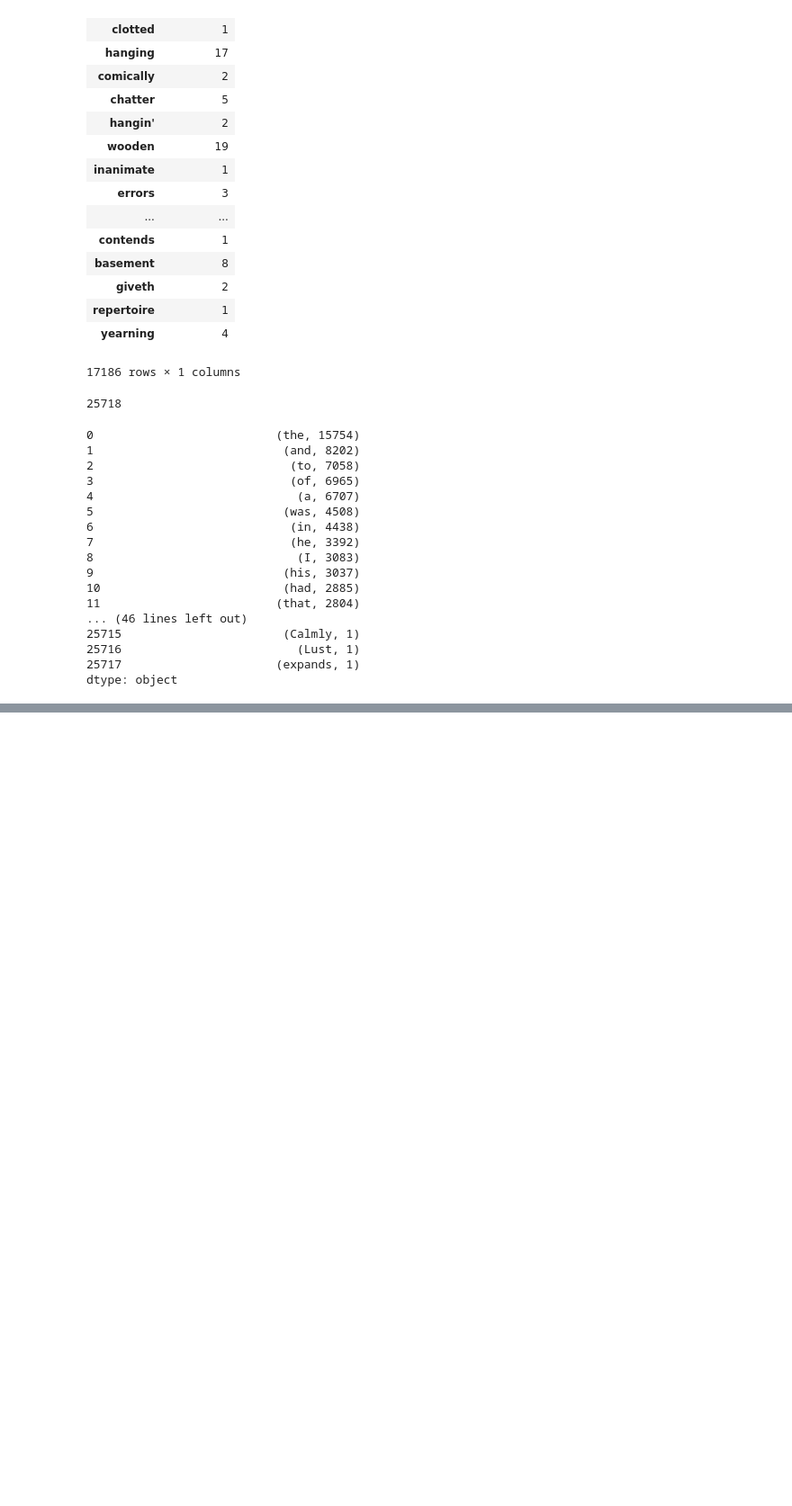
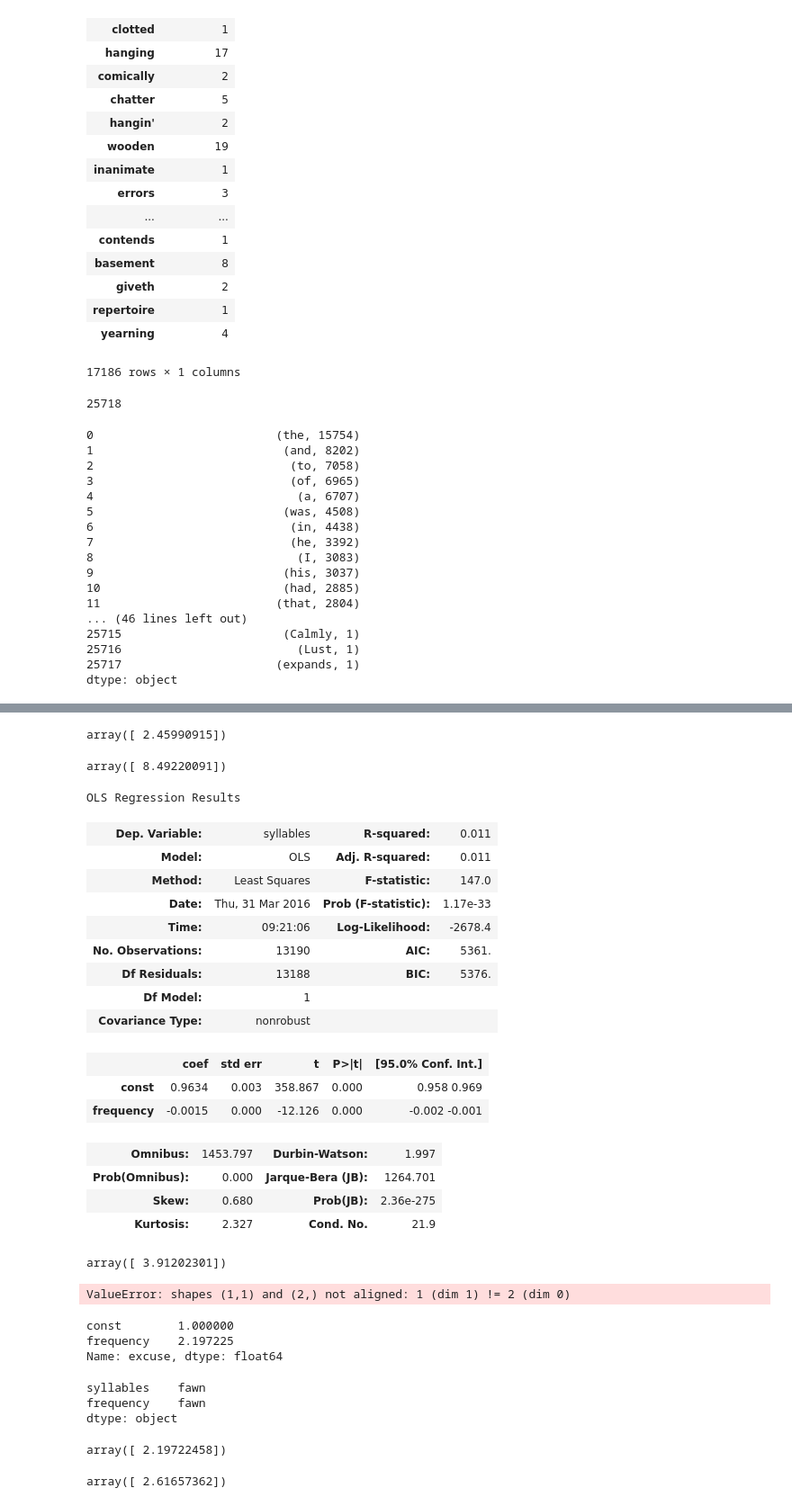
Before and after one commit to ThomasProctor/ImprovedFlesch, a Jupyter notebook: BrownCorpusToFlesch.ipynb, the cells around one changed output, grey strips where cells are left out. Shown at 90% size. Saved outputs shown, nothing was run; the diff lists cells and outputs as text; code cells hidden in the pictures; blank space fills up the shorter version.

```diff
--- a/BrownCorpusToFlesch.ipynb
+++ b/BrownCorpusToFlesch.ipynb
@@ -385,0 +419,4 @@ dtype: object
+# %%
+poimodel=sm.GLM((wordf['syllables']),sm.add_constant(np.log(wordf['frequency'])),family=sm.families.Poisson())
+poifit=poimodel.fit()
+poifit.summary()
@@ -385,0 +460,4 @@ dtype: object
+# %%
+poimodel=sm.GLM((wordfsub['syllables']),sm.add_constant((1/wordfsub['frequency'])),family=sm.families.Poisson(link=sm.genmod.families.links.identity))
+poifit=poimodel.fit()
+poifit.summary()
@@ -385,0 +477,60 @@ dtype: object
+# %%
+poifit.predict([1,1])
+# %% [output]
+array([ 2.45990915])
+# %%
+poifit.predict([1,10])
+# %% [output]
+array([ 8.49220091])
+# %%
+wordfsub=wordf[(wordf['syllables']!=1)]
+# %%
+olsmodel=sm.OLS(np.log(wordfsub['syllables']),sm.add_constant((wordfsub['frequency'])))
+olsfit=olsmodel.fit()
+olsfit.summary()
+# %% [output]
+OLS Regression Results
+| Dep. Variable: | syllables | R-squared: | 0.011 |
+| Model: | OLS | Adj. R-squared: | 0.011 |
+| Method: | Least Squares | F-statistic: | 147.0 |
+| Date: | Thu, 31 Mar 2016 | Prob (F-statistic): | 1.17e-33 |
+| Time: | 09:21:06 | Log-Likelihood: | -2678.4 |
+| No. Observations: | 13190 | AIC: | 5361. |
+| Df Residuals: | 13188 | BIC: | 5376. |
+| Df Model: | 1 |  |  |
+| Covariance Type: | nonrobust |  |  |
+|  | coef | std err | t | P>|t| | [95.0% Conf. Int.] |
+| const | 0.9634 | 0.003 | 358.867 | 0.000 | 0.958 0.969 |
+| frequency | -0.0015 | 0.000 | -12.126 | 0.000 | -0.002 -0.001 |
+| Omnibus: | 1453.797 | Durbin-Watson: | 1.997 |
+| Prob(Omnibus): | 0.000 | Jarque-Bera (JB): | 1264.701 |
+| Skew: | 0.680 | Prob(JB): | 2.36e-275 |
+| Kurtosis: | 2.327 | Cond. No. | 21.9 |
+# %%
+sm.add_constant([np.log(50)])
+# %% [output]
+array([ 3.91202301])
+# %%
+olsfit.predict(sm.add_constant([np.log(1)]))
+# %% [output]
+ValueError: shapes (1,1) and (2,) not aligned: 1 (dim 1) != 2 (dim 0)
+# %%
+sm.add_constant(np.log(wordfsub['frequency'])).iloc[10]
+# %% [output]
+const        1.000000
+frequency    2.197225
+Name: excuse, dtype: float64
+# %%
+wordf.idxmin()
+# %% [output]
+syllables    fawn
+frequency    fawn
+dtype: object
+# %%
+sm.add_constant([np.log(wordfsub.iloc[10]['frequency'])])
+# %% [output]
+array([ 2.19722458])
+# %%
+np.exp(olsfit.predict(sm.add_constant((wordf['frequency'])).loc['fawn']))
+# %% [output]
+array([ 2.61657362])
```
Also changed, not shown: parts of 23 cells of this notebook, 1 other file.
